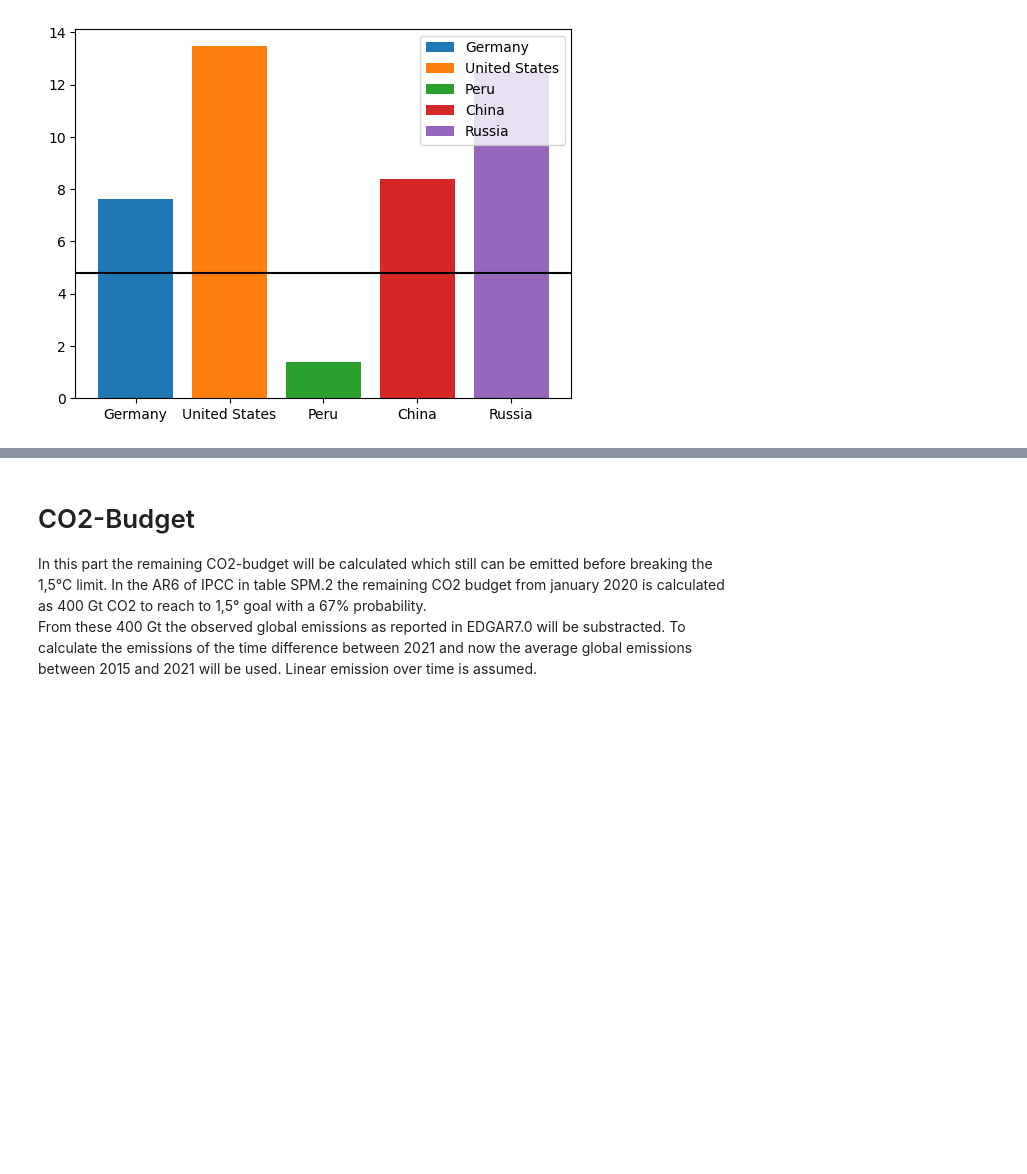
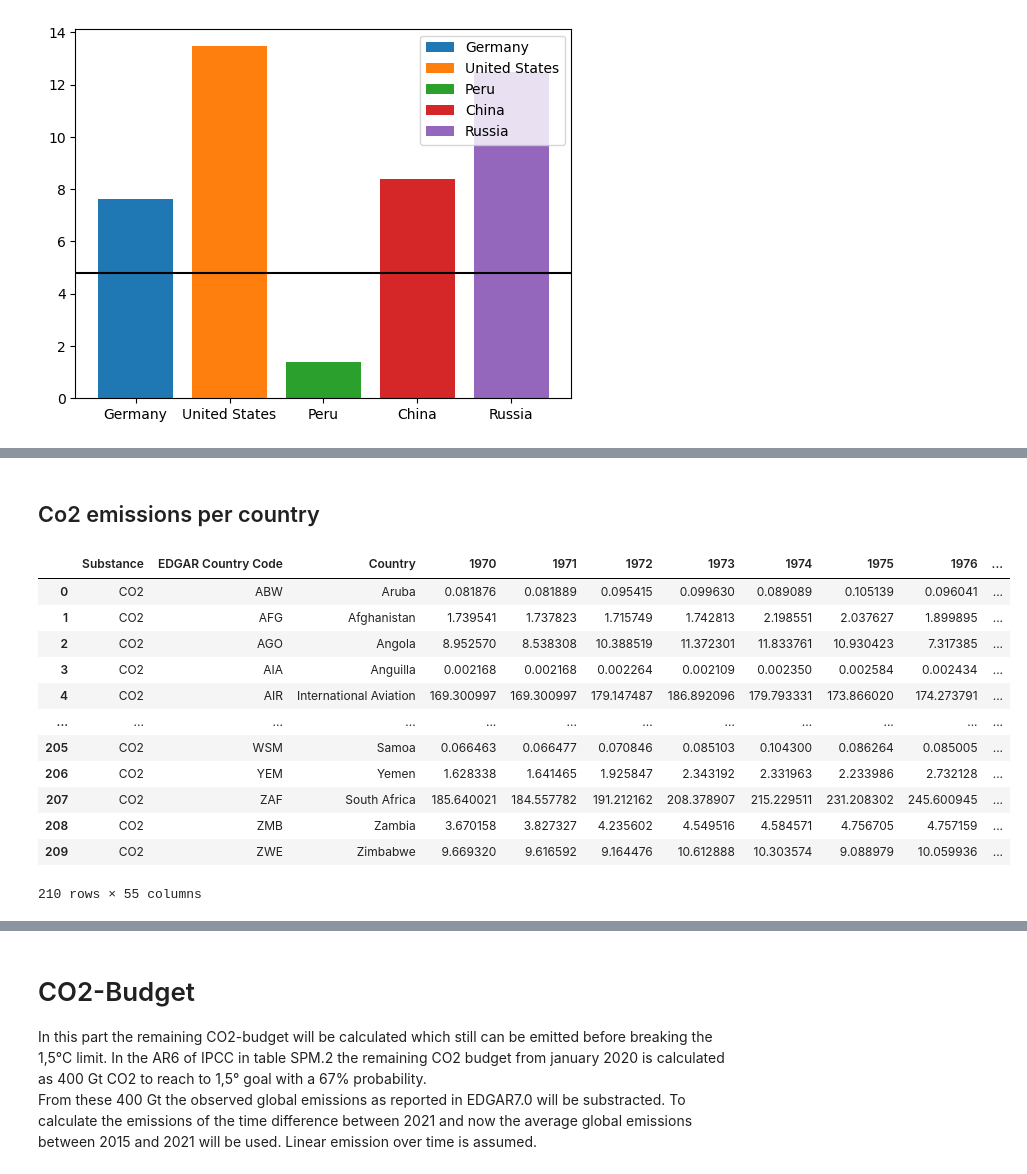
Before and after one commit to programlich/climate_dashboard, a Jupyter notebook: Analysis/climate.ipynb, the cells around one changed output, grey strips where cells are left out. Saved outputs shown, nothing was run; the diff lists cells and outputs as text; code cells hidden in the pictures; blank space fills up the shorter version.

```diff
--- a/Analysis/climate.ipynb
+++ b/Analysis/climate.ipynb
@@ -198,0 +210,20 @@ plot_country_capita_emissions(["Germany", "United States", "Peru", "China", "Rus
+# %% [markdown]
+## Co2 emissions per country
+# %%
+emissions_country = pd.read_excel("../Daten/EDGARv7.0_FT2021_fossil_CO2_booklet_2022.xlsx",
+                                 sheet_name="fossil_CO2_totals_by_country",skipfooter=3).dropna()
+emissions_country
+# %% [output]
+|  | Substance | EDGAR Country Code | Country | 1970 | 1971 | 1972 | 1973 | 1974 | 1975 | 1976 | ... |
+| 0 | CO2 | ABW | Aruba | 0.081876 | 0.081889 | 0.095415 | 0.099630 | 0.089089 | 0.105139 | 0.096041 | ... |
+| 1 | CO2 | AFG | Afghanistan | 1.739541 | 1.737823 | 1.715749 | 1.742813 | 2.198551 | 2.037627 | 1.899895 | ... |
+| 2 | CO2 | AGO | Angola | 8.952570 | 8.538308 | 10.388519 | 11.372301 | 11.833761 | 10.930423 | 7.317385 | ... |
+| 3 | CO2 | AIA | Anguilla | 0.002168 | 0.002168 | 0.002264 | 0.002109 | 0.002350 | 0.002584 | 0.002434 | ... |
+| 4 | CO2 | AIR | International Aviation | 169.300997 | 169.300997 | 179.147487 | 186.892096 | 179.793331 | 173.866020 | 174.273791 | ... |
+| ... | ... | ... | ... | ... | ... | ... | ... | ... | ... | ... | ... |
+| 205 | CO2 | WSM | Samoa | 0.066463 | 0.066477 | 0.070846 | 0.085103 | 0.104300 | 0.086264 | 0.085005 | ... |
+| 206 | CO2 | YEM | Yemen | 1.628338 | 1.641465 | 1.925847 | 2.343192 | 2.331963 | 2.233986 | 2.732128 | ... |
+| 207 | CO2 | ZAF | South Africa | 185.640021 | 184.557782 | 191.212162 | 208.378907 | 215.229511 | 231.208302 | 245.600945 | ... |
+| 208 | CO2 | ZMB | Zambia | 3.670158 | 3.827327 | 4.235602 | 4.549516 | 4.584571 | 4.756705 | 4.757159 | ... |
+| 209 | CO2 | ZWE | Zimbabwe | 9.669320 | 9.616592 | 9.164476 | 10.612888 | 10.303574 | 9.088979 | 10.059936 | ... |
+210 rows × 55 columns
```
Also changed, not shown: parts of 9 cells of this notebook.
